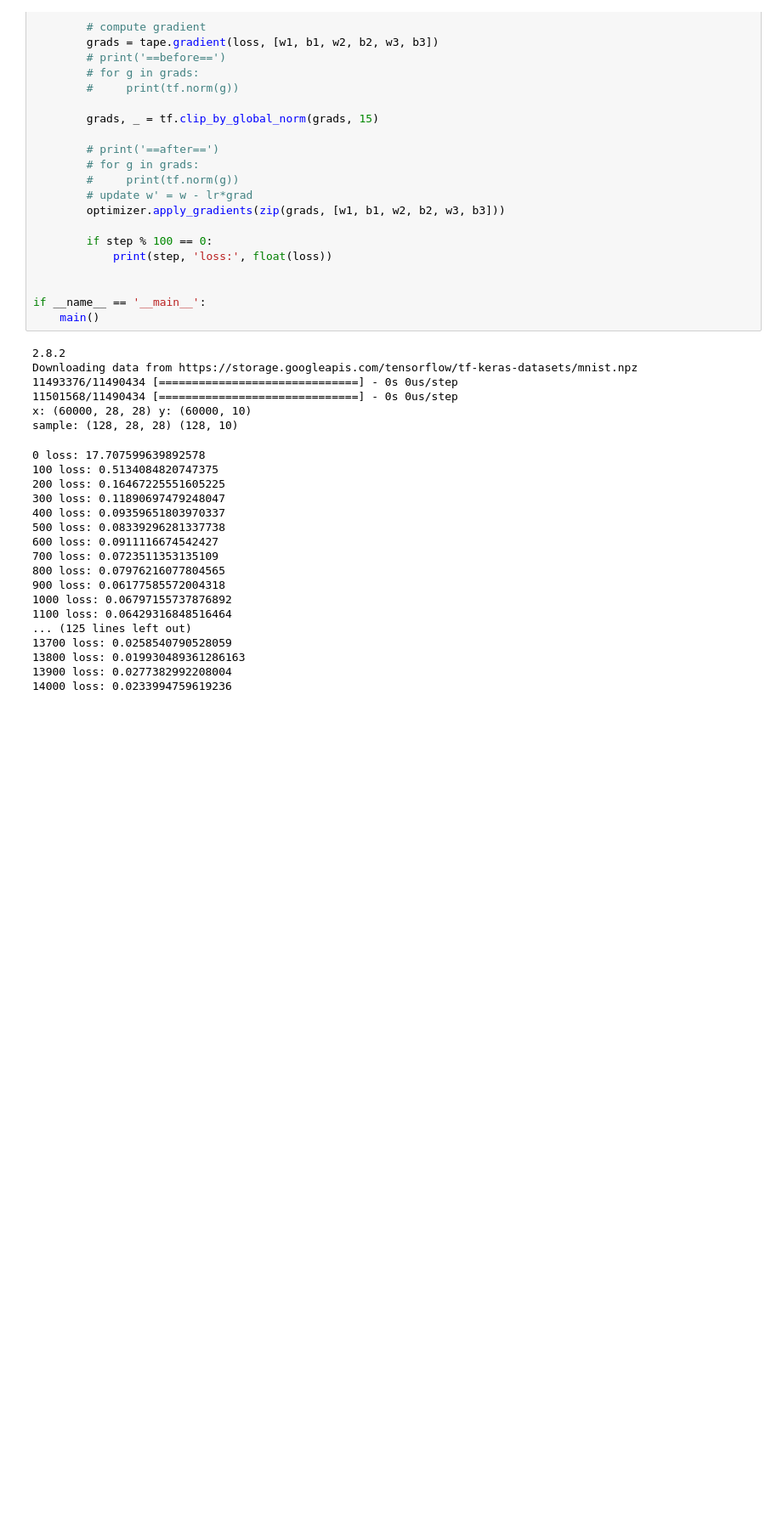
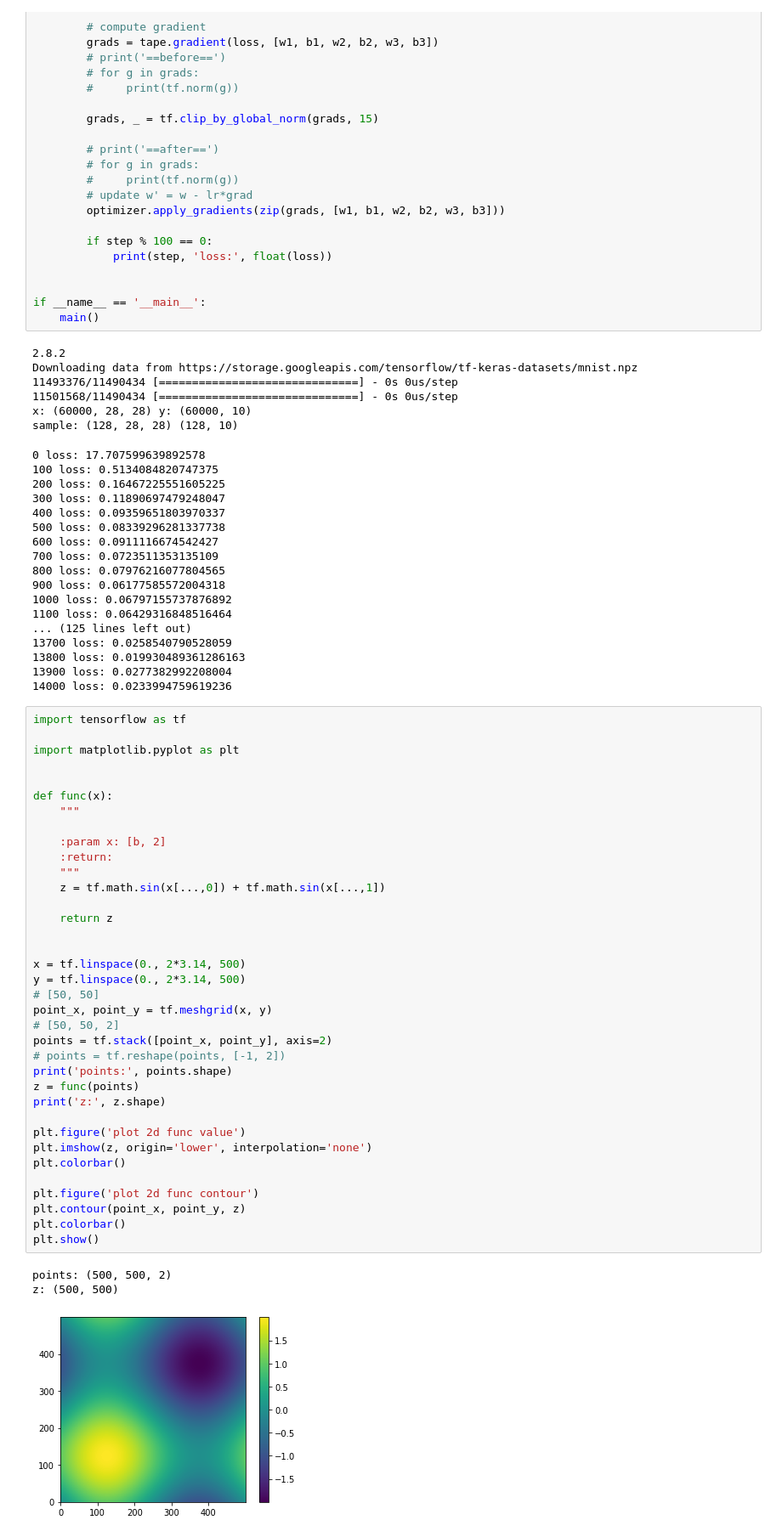
Before and after one commit to tensorFlow-c/tensorFlow, a Jupyter notebook: tensor09.ipynb, the cells around one changed output. Shown at 85% size. Saved outputs shown, nothing was run; the diff lists cells and outputs as text; blank space fills up the shorter version.

```diff
--- a/tensor09.ipynb
+++ b/tensor09.ipynb
@@ -334,3 +334,43 @@ sample: (128, 28, 28) (128, 10)
 13800 loss: 0.019930489361286163
 13900 loss: 0.0277382992208004
 14000 loss: 0.0233994759619236
+# %%
+import tensorflow as tf
+
+import matplotlib.pyplot as plt
+
+
+def func(x):
+    """
+
+    :param x: [b, 2]
+    :return:
+    """
+    z = tf.math.sin(x[...,0]) + tf.math.sin(x[...,1])
+
+    return z
+
+
+x = tf.linspace(0., 2*3.14, 500)
+y = tf.linspace(0., 2*3.14, 500)
+# [50, 50]
+point_x, point_y = tf.meshgrid(x, y)
+# [50, 50, 2]
+points = tf.stack([point_x, point_y], axis=2)
+# points = tf.reshape(points, [-1, 2])
+print('points:', points.shape)
+z = func(points)
+print('z:', z.shape)
+
+plt.figure('plot 2d func value')
+plt.imshow(z, origin='lower', interpolation='none')
+plt.colorbar()
+
+plt.figure('plot 2d func contour')
+plt.contour(point_x, point_y, z)
+plt.colorbar()
+plt.show()
+# %% [output]
+points: (500, 500, 2)
+z: (500, 500)
+[figure, added]
```
Also changed, not shown: parts of 1 cell of this notebook.
